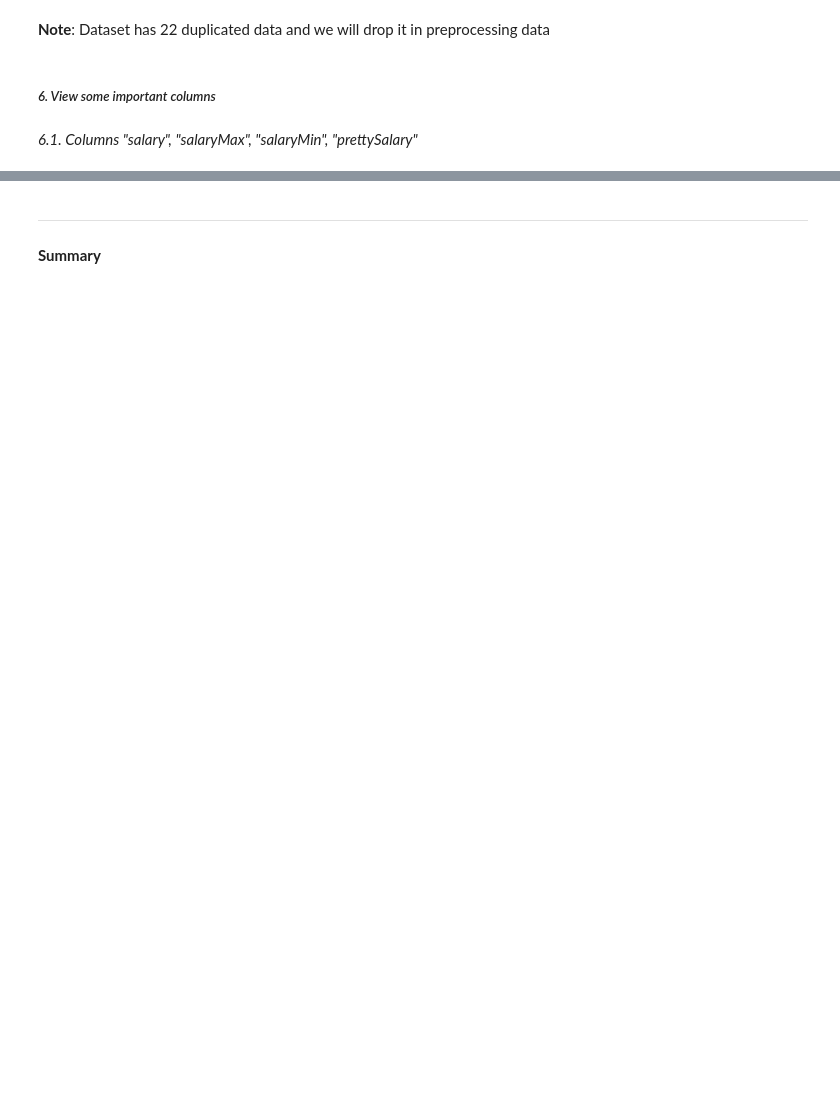
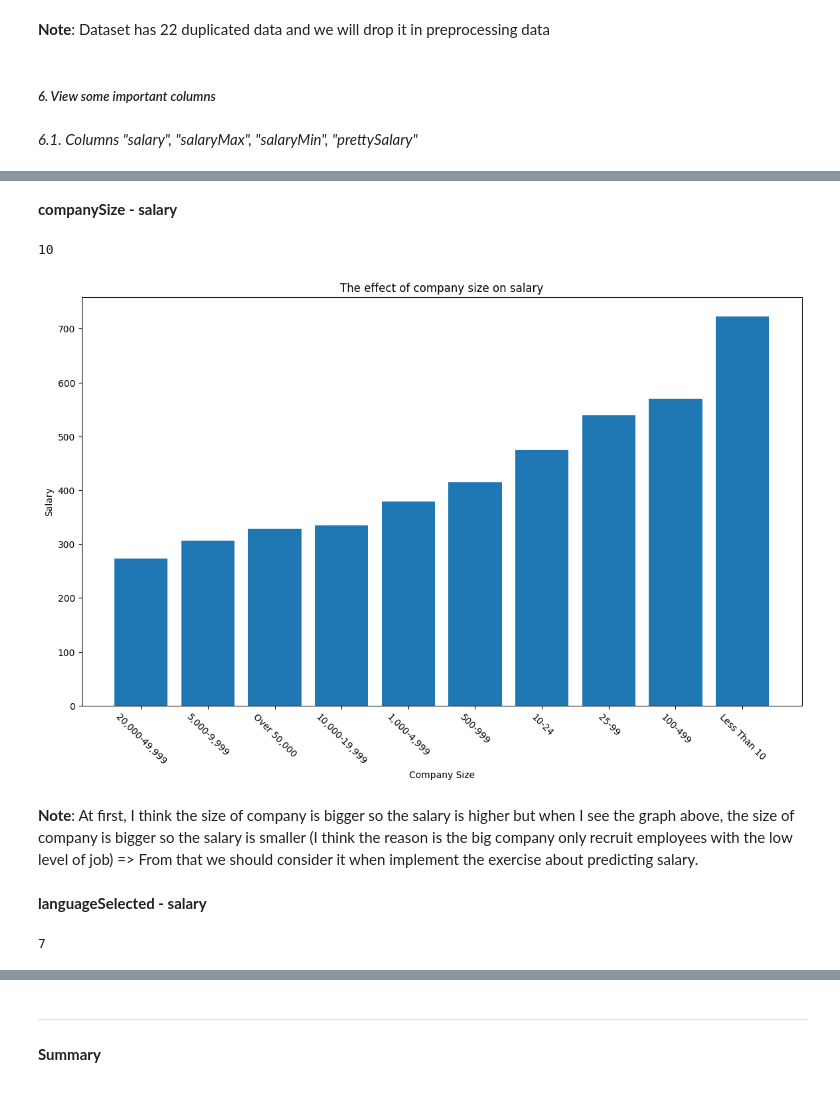
Before and after one commit to HThinhN/Project.VietNamJobs, a Jupyter notebook: P2_Data_Exploring.ipynb, the cells around one changed output, grey strips where cells are left out. Drawn from its saved outputs; the diff is of its cells as text; code cells hidden in the pictures; blank space fills up the shorter version.

```diff
--- a/P2_Data_Exploring.ipynb
+++ b/P2_Data_Exploring.ipynb
@@ -189,0 +241,24 @@ df[["salary","salaryMax","salaryMin", "prettySalary"]]
+# %% [markdown]
+**companySize - salary**
+# %%
+size_salary = df.groupby("companySize")['salary'].mean().sort_values()
+# %%
+range_size = df["companySize"].value_counts().size
+print(range_size)
+# %% [output]
+10
+# %%
+plt.figure(figsize=(14,8))
+plt.bar(size_salary.index, size_salary.values)
+plt.xticks(range(0,range_size))
+plt.xticks(rotation = -45)
+plt.xlabel('Company Size')
+plt.ylabel('Salary')
+plt.title("The effect of company size on salary")
+plt.show()
+# %% [output]
+[figure, added]
+# %% [markdown]
+**Note**: At first, I think the size of company is bigger so the salary is higher but when I see the graph above, the size of company is bigger so the salary is smaller (I think the reason is the big company only recruit employees with the low level of job) => From that we should consider it when implement the exercise about predicting salary.
+# %% [markdown]
+**languageSelected - salary**
@@ -189,0 +267,5 @@ df[["salary","salaryMax","salaryMin", "prettySalary"]]
+# %%
+range_language = df["languageSelected"].value_counts().size
+print(range_language)
+# %% [output]
+7
```
Also changed, not shown: parts of 27 cells of this notebook, 1 other file.
